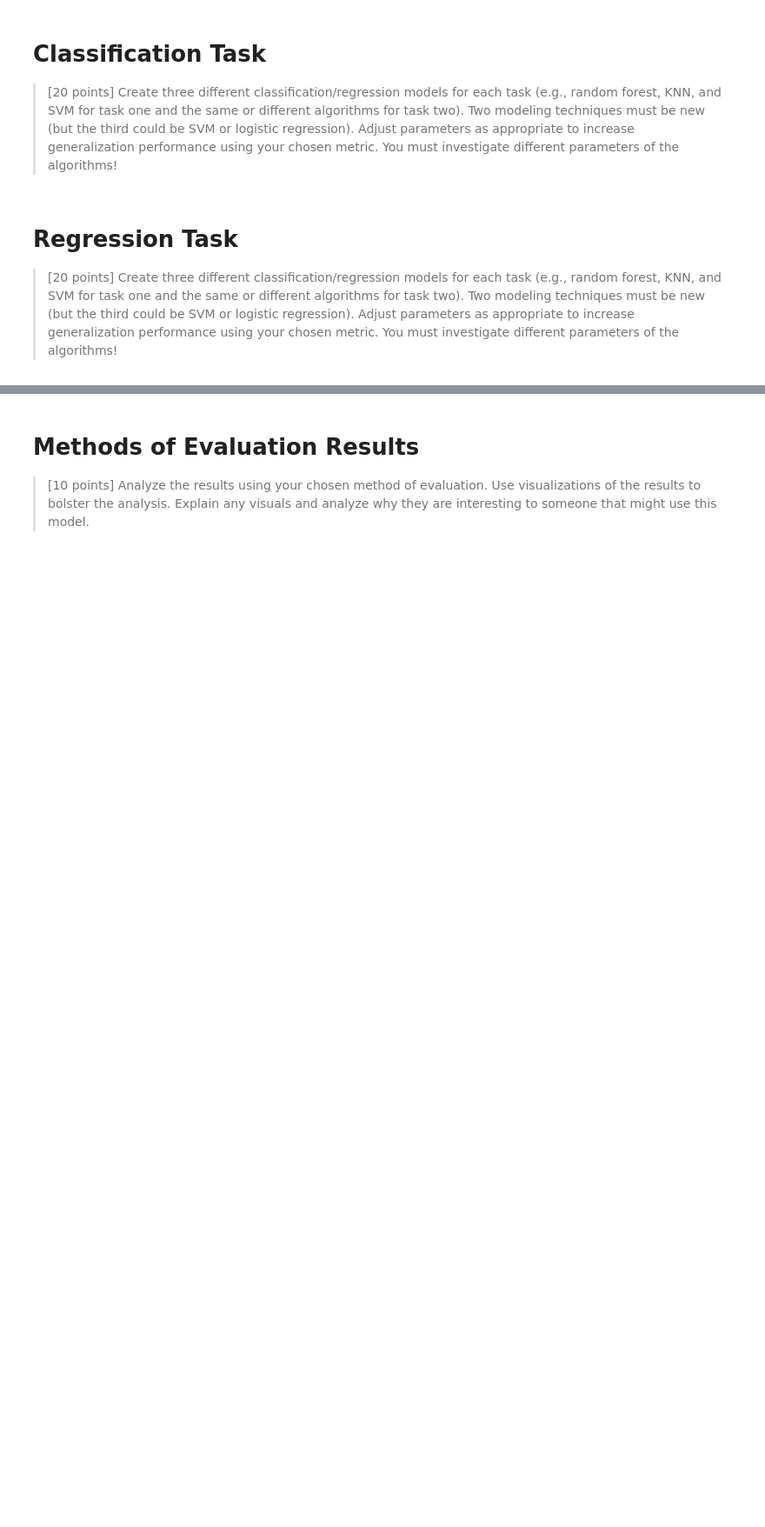
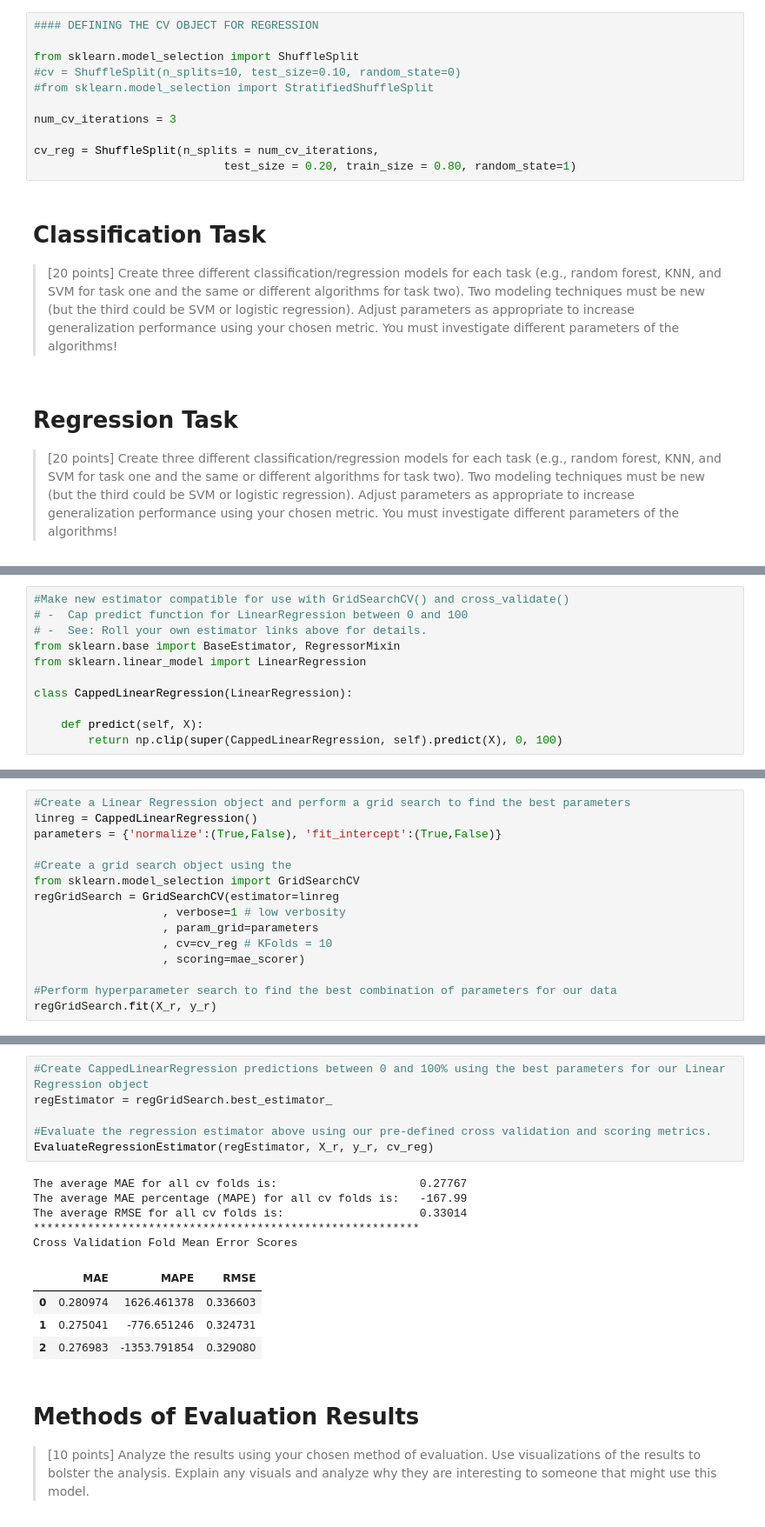
Before and after one commit to josteinstraume/classification-project2, a Jupyter notebook: notebooks/project2-report.ipynb, the cells around one changed output, grey strips where cells are left out. Shown at 87% size. Saved outputs shown, nothing was run; the diff lists cells and outputs as text; blank space fills up the shorter version.

Commit message:
GridSearch LR
Implementing professor's code regarding GRIDSEARCH for LR

```diff
--- a/notebooks/project2-report.ipynb
+++ b/notebooks/project2-report.ipynb
@@ -321,3 +334,14 @@ We chose to use the stratified sampling method becuase our data contains a signi
+# %%
+#### DEFINING THE CV OBJECT FOR REGRESSION
+
+from sklearn.model_selection import ShuffleSplit
+#cv = ShuffleSplit(n_splits=10, test_size=0.10, random_state=0)
+#from sklearn.model_selection import StratifiedShuffleSplit
+
+num_cv_iterations = 3
+
+cv_reg = ShuffleSplit(n_splits = num_cv_iterations,
+                            test_size = 0.20, train_size = 0.80, random_state=1)
 # %% [markdown]
 # <a name="Classification-Task"></a>Classification Task
 
@@ -328,0 +444,11 @@ We chose to use the stratified sampling method becuase our data contains a signi
+# %%
+#Make new estimator compatible for use with GridSearchCV() and cross_validate()
+# -  Cap predict function for LinearRegression between 0 and 100
+# -  See: Roll your own estimator links above for details.
+from sklearn.base import BaseEstimator, RegressorMixin
+from sklearn.linear_model import LinearRegression
+
+class CappedLinearRegression(LinearRegression):
+
+    def predict(self, X):
+        return np.clip(super(CappedLinearRegression, self).predict(X), 0, 100)
@@ -328,0 +459,15 @@ We chose to use the stratified sampling method becuase our data contains a signi
+# %%
+#Create a Linear Regression object and perform a grid search to find the best parameters
+linreg = CappedLinearRegression()
+parameters = {'normalize':(True,False), 'fit_intercept':(True,False)}
+
+#Create a grid search object using the
+from sklearn.model_selection import GridSearchCV
+regGridSearch = GridSearchCV(estimator=linreg
+                   , verbose=1 # low verbosity
+                   , param_grid=parameters
+                   , cv=cv_reg # KFolds = 10
+                   , scoring=mae_scorer)
+
+#Perform hyperparameter search to find the best combination of parameters for our data
+regGridSearch.fit(X_r, y_r)
@@ -329,3 +498,19 @@ We chose to use the stratified sampling method becuase our data contains a signi
+# %%
+#Create CappedLinearRegression predictions between 0 and 100% using the best parameters for our Linear Regression object
+regEstimator = regGridSearch.best_estimator_
+
+#Evaluate the regression estimator above using our pre-defined cross validation and scoring metrics.
+EvaluateRegressionEstimator(regEstimator, X_r, y_r, cv_reg)
+# %% [output]
+The average MAE for all cv folds is:                     0.27767
+The average MAE percentage (MAPE) for all cv folds is:   -167.99
+The average RMSE for all cv folds is:                    0.33014
+*********************************************************
+Cross Validation Fold Mean Error Scores
+|  | MAE | MAPE | RMSE |
+| 0 | 0.280974 | 1626.461378 | 0.336603 |
+| 1 | 0.275041 | -776.651246 | 0.324731 |
+| 2 | 0.276983 | -1353.791854 | 0.329080 |
 # %% [markdown]
 # <a name="Methods-of-Evaluation"></a>Methods of Evaluation Results
 
```
Also changed, not shown: parts of 11 cells of this notebook.
